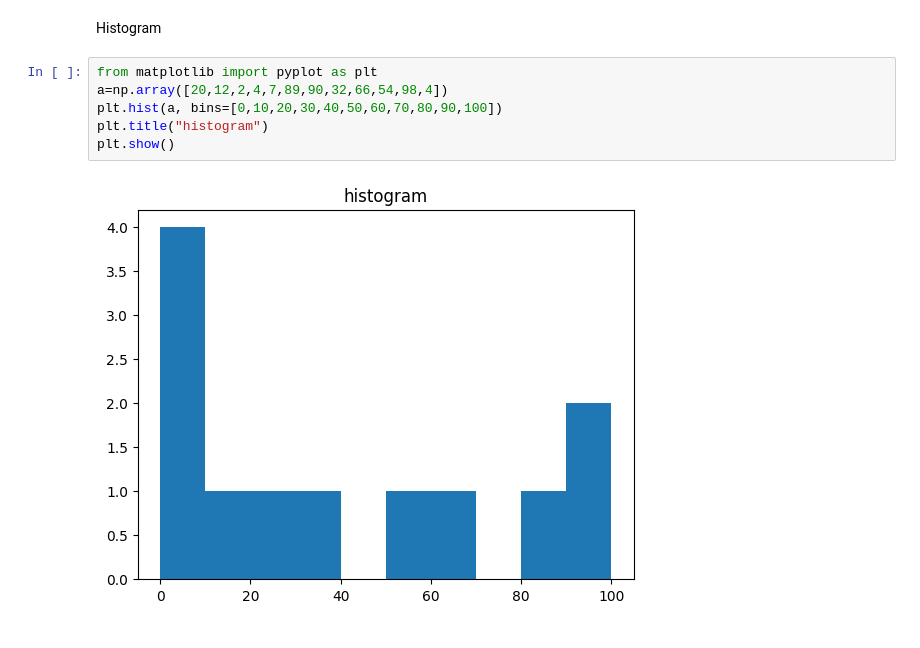
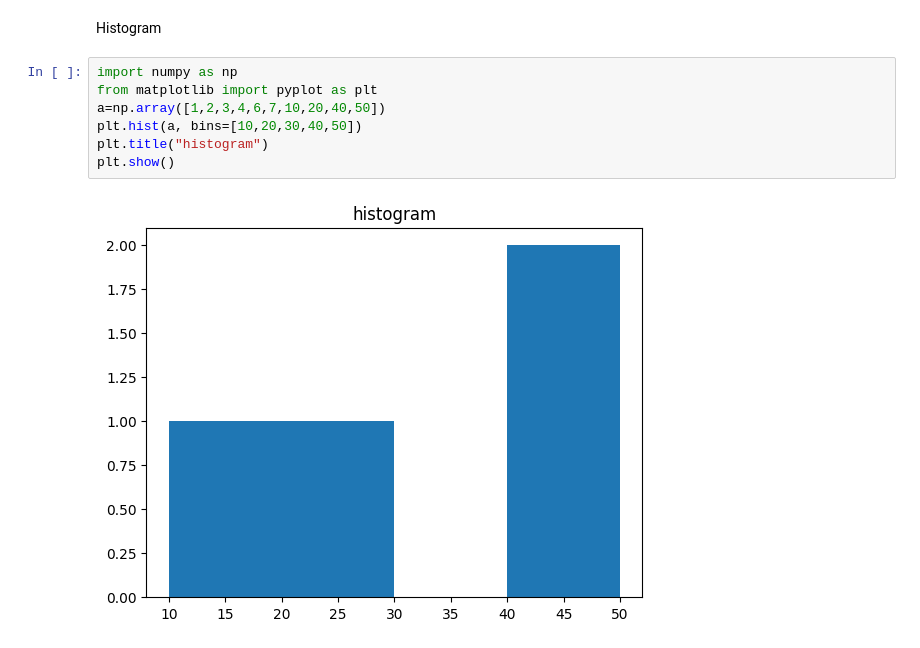
Before and after one commit to AsmitaOjha/Numpy, a Jupyter notebook: binomail_distribution.ipynb, the cells around one changed output. Saved outputs shown, nothing was run; the diff lists cells and outputs as text.

Commit message:
Learns how histogram works

```diff
--- a/binomail_distribution.ipynb
+++ b/binomail_distribution.ipynb
@@ -114,10 +114,11 @@ for x in np.nditer(a, order="F"):
 # %% [markdown]
 Histogram
 # %%
+import numpy as np
 from matplotlib import pyplot as plt
-a=np.array([20,12,2,4,7,89,90,32,66,54,98,4])
-plt.hist(a, bins=[0,10,20,30,40,50,60,70,80,90,100])
+a=np.array([1,2,3,4,6,7,10,20,40,50])
+plt.hist(a, bins=[10,20,30,40,50])
 plt.title("histogram")
 plt.show()
 # %% [output]
-[figure, old version]
+[figure, new version]
```
Also changed, not shown: parts of 1 cell of this notebook, 2 other files.
